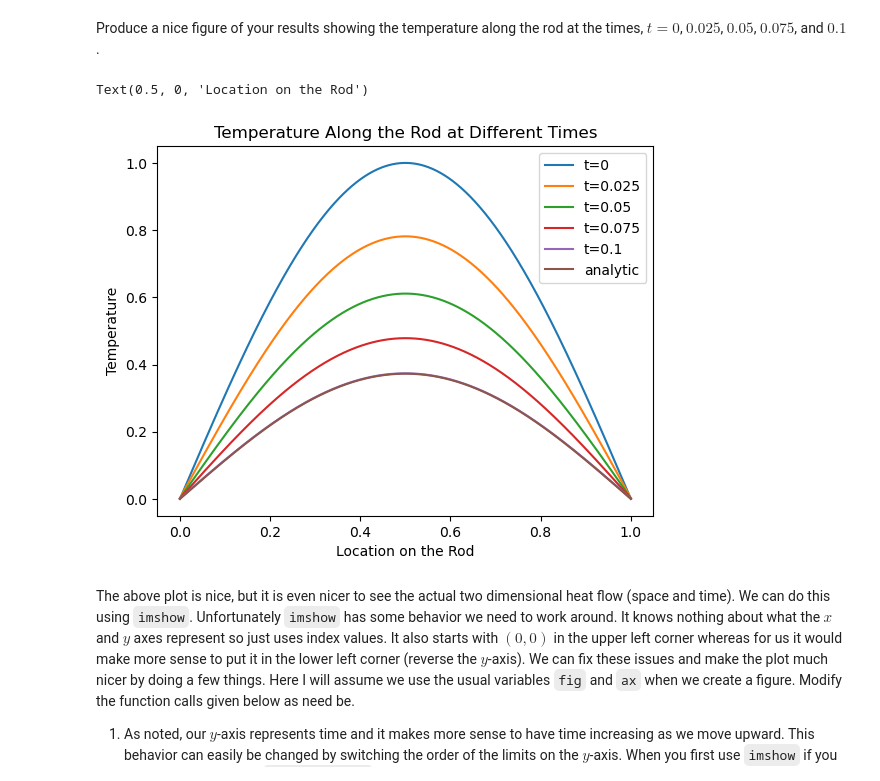
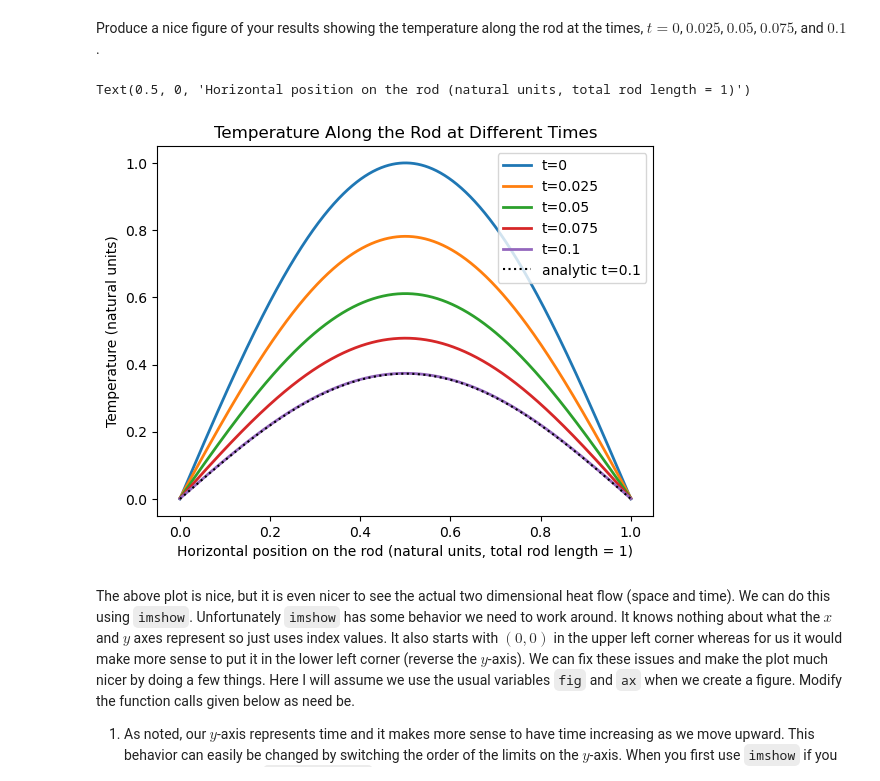
Before and after one commit to SerenaLynas/p250-spring-2026, a Jupyter notebook: labs/Lab07.ipynb, the cells around one changed output. Cells and saved outputs as stored; diff of their text form; code cells hidden in the pictures.

Commit message:
Fix missing labels etc

```diff
--- a/labs/Lab07.ipynb
+++ b/labs/Lab07.ipynb
@@ -114,17 +113,16 @@ Produce a nice figure of your results showing the temperature along the rod at t
 # %%
 for t in [0, 0.025, 0.05, 0.075, 0.1]:
     i = int(t/dt)
-    plt.plot(xs, T[i], label=f"t={t}")
+    plt.plot(xs, T[i], linewidth=2, label=f"t={t}")
 
-
-plt.plot(xs, np.sin(np.pi * xs) * np.exp(-np.pi**2 * 0.1), label="analytic")
+plt.plot(xs, np.sin(np.pi * xs) * np.exp(-np.pi**2 * 0.1), linestyle=':', color='black', label="analytic t=0.1")
 plt.title("Temperature Along the Rod at Different Times")
 plt.legend()
-plt.ylabel("Temperature")
-plt.xlabel("Location on the Rod")
+plt.ylabel("Temperature (natural units)")
+plt.xlabel("Horizontal position on the rod (natural units, total rod length = 1)")
 # %% [output]
-Text(0.5, 0, 'Location on the Rod')
+Text(0.5, 0, 'Horizontal position on the rod (natural units, total rod length = 1)')
-[figure, old version]
+[figure, new version]
 # %% [markdown]
 The above plot is nice, but it is even nicer to see the actual two dimensional heat flow (space and time).
 We can do this using `imshow`.
```
Also changed, not shown: parts of 6 cells of this notebook.
